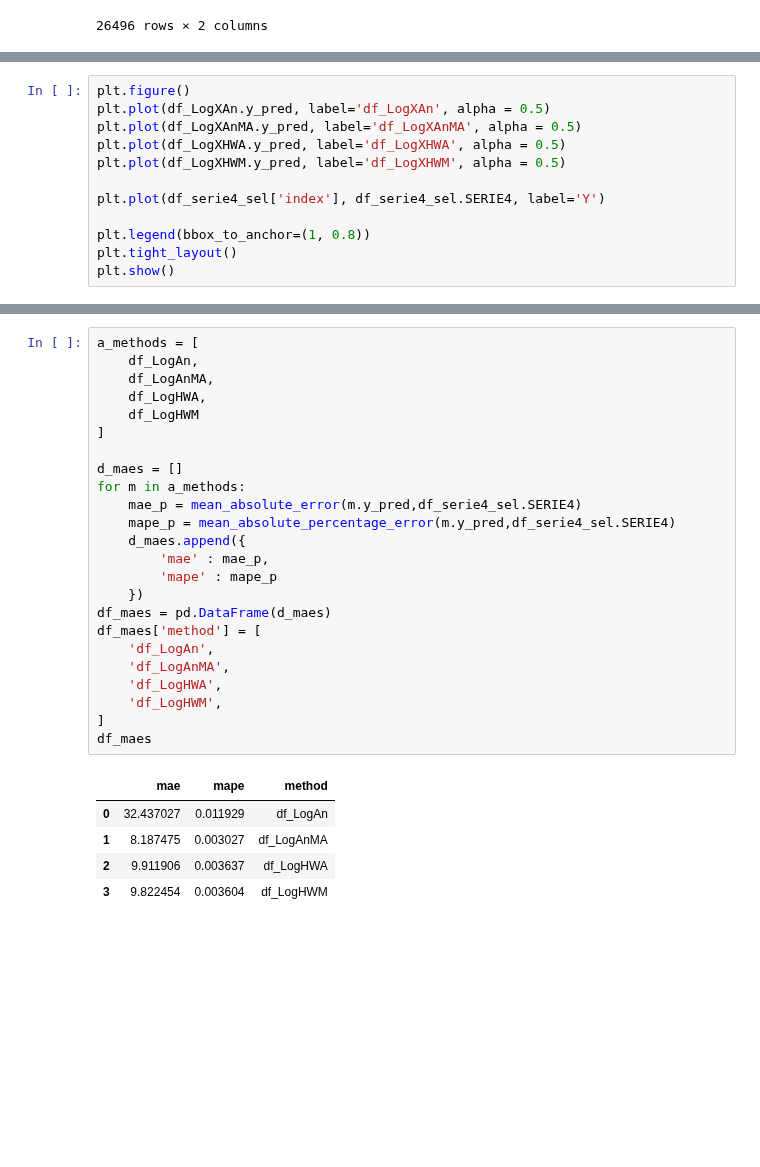
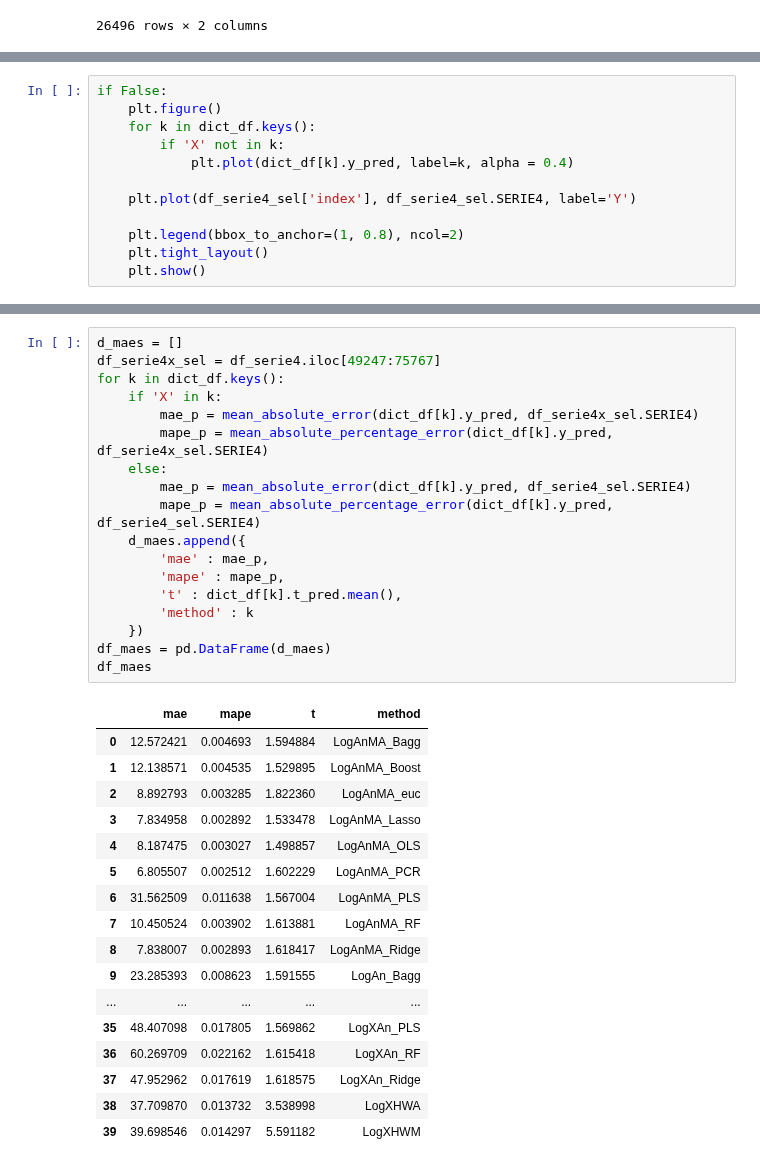
Before and after one commit to urieliram/analog, a Jupyter notebook: test.ipynb, the cells around one changed output, grey strips where cells are left out. Saved outputs shown, nothing was run; the diff lists cells and outputs as text; blank space fills up the shorter version.

```diff
--- a/test.ipynb
+++ b/test.ipynb
@@ -157,12 +161,12 @@ plt.show()
 # %%
-plt.figure()
-plt.plot(df_LogXAn.y_pred, label='df_LogXAn', alpha = 0.5)
-plt.plot(df_LogXAnMA.y_pred, label='df_LogXAnMA', alpha = 0.5)
-plt.plot(df_LogXHWA.y_pred, label='df_LogXHWA', alpha = 0.5)
-plt.plot(df_LogXHWM.y_pred, label='df_LogXHWM', alpha = 0.5)
+if False:
+    plt.figure()
+    for k in dict_df.keys():
+        if 'X' not in k:
+            plt.plot(dict_df[k].y_pred, label=k, alpha = 0.4)
 
-plt.plot(df_serie4_sel['index'], df_serie4_sel.SERIE4, label='Y')
+    plt.plot(df_serie4_sel['index'], df_serie4_sel.SERIE4, label='Y')
 
-plt.legend(bbox_to_anchor=(1, 0.8))
-plt.tight_layout()
-plt.show()
+    plt.legend(bbox_to_anchor=(1, 0.8), ncol=2)
+    plt.tight_layout()
+    plt.show()
@@ -171,30 +173,36 @@ plt.show()
 # %%
-a_methods = [
-    df_LogAn,
-    df_LogAnMA,
-    df_LogHWA,
-    df_LogHWM
-]
-
 d_maes = []
-for m in a_methods:
-    mae_p = mean_absolute_error(m.y_pred,df_serie4_sel.SERIE4)
-    mape_p = mean_absolute_percentage_error(m.y_pred,df_serie4_sel.SERIE4)
+df_serie4x_sel = df_serie4.iloc[49247:75767]
+for k in dict_df.keys():
+    if 'X' in k:
+        mae_p = mean_absolute_error(dict_df[k].y_pred, df_serie4x_sel.SERIE4)
+        mape_p = mean_absolute_percentage_error(dict_df[k].y_pred, df_serie4x_sel.SERIE4)
+    else:
+        mae_p = mean_absolute_error(dict_df[k].y_pred, df_serie4_sel.SERIE4)
+        mape_p = mean_absolute_percentage_error(dict_df[k].y_pred, df_serie4_sel.SERIE4)
     d_maes.append({
         'mae' : mae_p,
-        'mape' : mape_p
+        'mape' : mape_p,
+        't' : dict_df[k].t_pred.mean(),
+        'method' : k
     })
 df_maes = pd.DataFrame(d_maes)
-df_maes['method'] = [
-    'df_LogAn',
-    'df_LogAnMA',
-    'df_LogHWA',
-    'df_LogHWM',
-]
 df_maes
 # %% [output]
-|  | mae | mape | method |
-| 0 | 32.437027 | 0.011929 | df_LogAn |
-| 1 | 8.187475 | 0.003027 | df_LogAnMA |
-| 2 | 9.911906 | 0.003637 | df_LogHWA |
-| 3 | 9.822454 | 0.003604 | df_LogHWM |
+|  | mae | mape | t | method |
+| 0 | 12.572421 | 0.004693 | 1.594884 | LogAnMA_Bagg |
+| 1 | 12.138571 | 0.004535 | 1.529895 | LogAnMA_Boost |
+| 2 | 8.892793 | 0.003285 | 1.822360 | LogAnMA_euc |
+| 3 | 7.834958 | 0.002892 | 1.533478 | LogAnMA_Lasso |
+| 4 | 8.187475 | 0.003027 | 1.498857 | LogAnMA_OLS |
+| 5 | 6.805507 | 0.002512 | 1.602229 | LogAnMA_PCR |
+| 6 | 31.562509 | 0.011638 | 1.567004 | LogAnMA_PLS |
+| 7 | 10.450524 | 0.003902 | 1.613881 | LogAnMA_RF |
+| 8 | 7.838007 | 0.002893 | 1.618417 | LogAnMA_Ridge |
+| 9 | 23.285393 | 0.008623 | 1.591555 | LogAn_Bagg |
+| ... | ... | ... | ... | ... |
+| 35 | 48.407098 | 0.017805 | 1.569862 | LogXAn_PLS |
+| 36 | 60.269709 | 0.022162 | 1.615418 | LogXAn_RF |
+| 37 | 47.952962 | 0.017619 | 1.618575 | LogXAn_Ridge |
+| 38 | 37.709870 | 0.013732 | 3.538998 | LogXHWA |
+| 39 | 39.698546 | 0.014297 | 5.591182 | LogXHWM |
```
Also changed, not shown: parts of 23 cells of this notebook.
